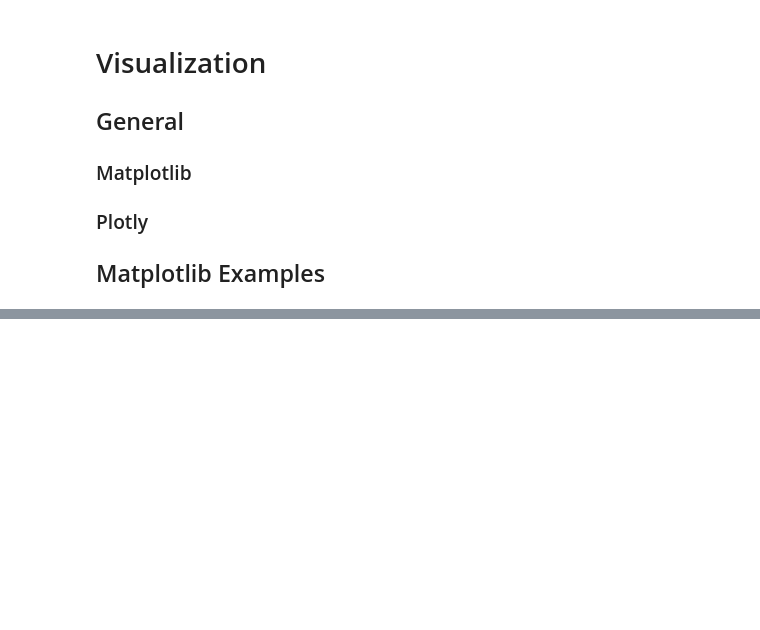
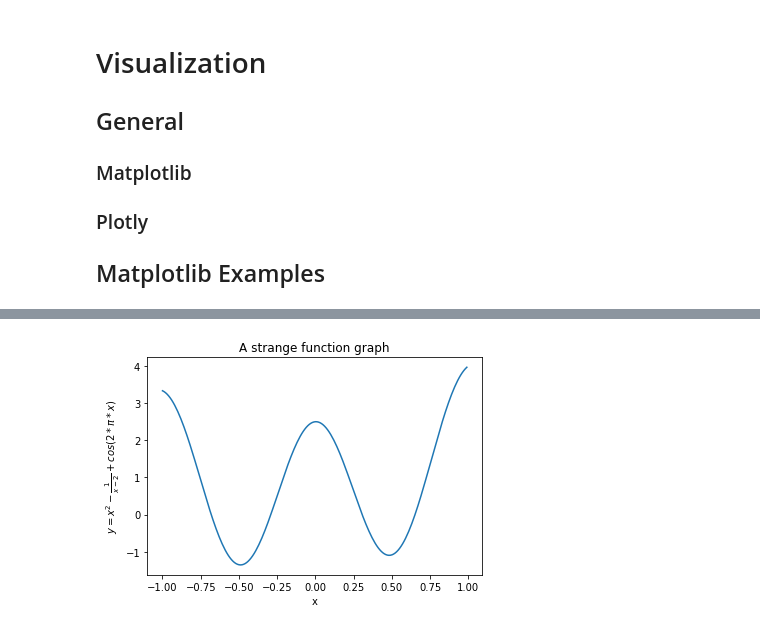
Before and after one commit to tyiannak/python-data-science, a Jupyter notebook: notebooks/visualization.ipynb, the cells around one changed output, grey strips where cells are left out. Saved outputs shown, nothing was run; the diff lists cells and outputs as text; code cells hidden in the pictures; blank space fills up the shorter version.

```diff
--- a/notebooks/visualization.ipynb
+++ b/notebooks/visualization.ipynb
@@ -30,0 +21,13 @@ Let's work again on the temperature data we saw at the numpy notebook and plot.
+# %%
+# 2 Draw a more complex function
+import matplotlib.pyplot as plt
+import numpy as np
+x = np.arange(-1, 1, 0.01)
+y = x ** 2 - 1 / (x - 2) + 2 * np.cos(2*np.pi*x)
+plt.plot(x, y)
+plt.xlabel('x')
+plt.ylabel('$y=x^2 - \\frac{1}{x-2} + cos(2*\\pi*x)$')  # can write latex code in labels!
+plt.title('A strange function graph')
+plt.show()
+# %% [output]
+[figure, added]
```
Also changed, not shown: parts of 11 cells of this notebook.
